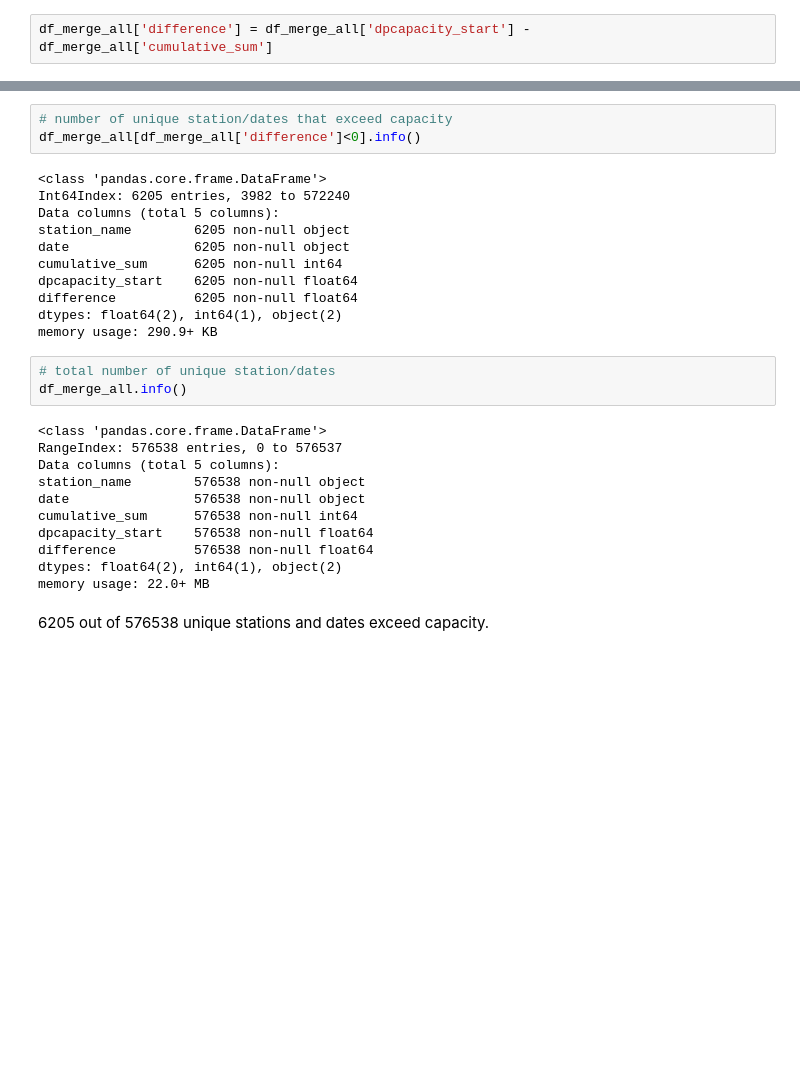
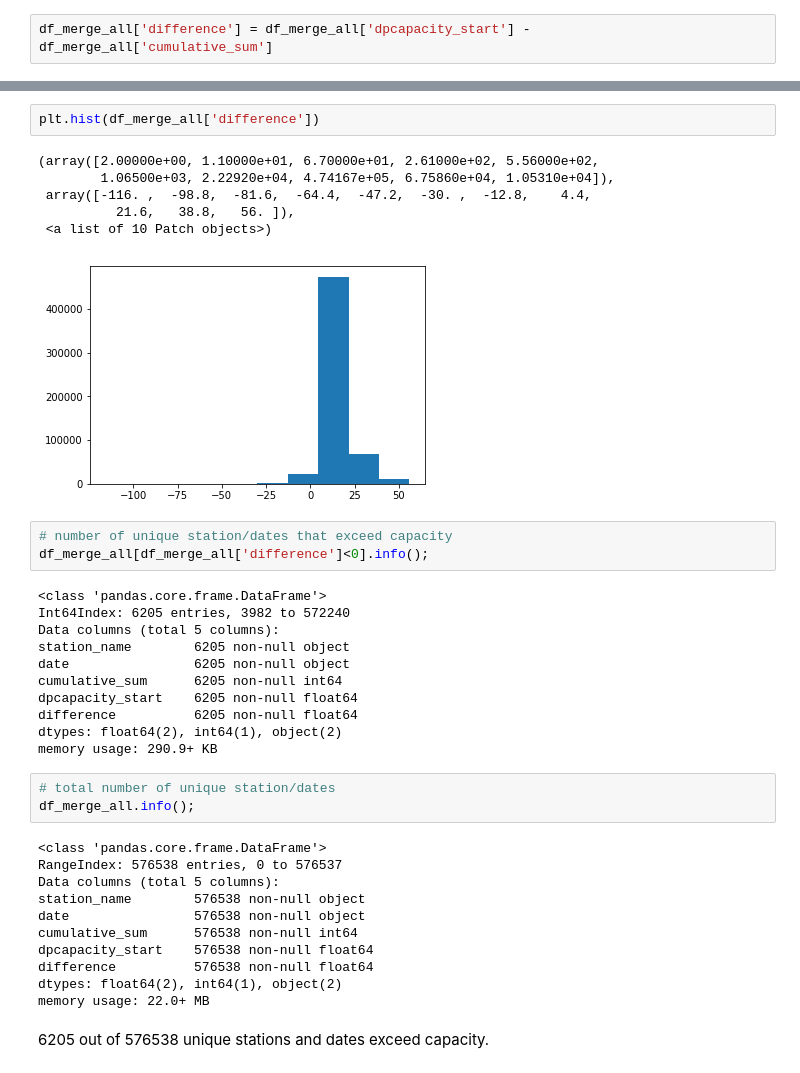
Before and after one commit to karahahn/Springboard_Capstone2, a Jupyter notebook: Capstone 2 Milestone 1.ipynb, the cells around one changed output, grey strips where cells are left out. Saved outputs shown, nothing was run; the diff lists cells and outputs as text; blank space fills up the shorter version.

```diff
--- a/Capstone 2 Milestone 1.ipynb
+++ b/Capstone 2 Milestone 1.ipynb
@@ -724,6 +343,15 @@ df_merge_all[df_merge_all['difference']<0]
+# %%
+plt.hist(df_merge_all['difference'])
+# %% [output]
+(array([2.00000e+00, 1.10000e+01, 6.70000e+01, 2.61000e+02, 5.56000e+02,
+        1.06500e+03, 2.22920e+04, 4.74167e+05, 6.75860e+04, 1.05310e+04]),
+ array([-116. ,  -98.8,  -81.6,  -64.4,  -47.2,  -30. ,  -12.8,    4.4,
+          21.6,   38.8,   56. ]),
+ <a list of 10 Patch objects>)
+[figure, added]
 # %%
 # number of unique station/dates that exceed capacity
-df_merge_all[df_merge_all['difference']<0].info()
+df_merge_all[df_merge_all['difference']<0].info();
 # %% [output]
 <class 'pandas.core.frame.DataFrame'>
 Int64Index: 6205 entries, 3982 to 572240
@@ -737,7 +365,7 @@ dtypes: float64(2), int64(1), object(2)
 memory usage: 290.9+ KB
 # %%
 # total number of unique station/dates
-df_merge_all.info()
+df_merge_all.info();
 # %% [output]
 <class 'pandas.core.frame.DataFrame'>
 RangeIndex: 576538 entries, 0 to 576537
```
Also changed, not shown: parts of 50 cells of this notebook, 1 other file.
